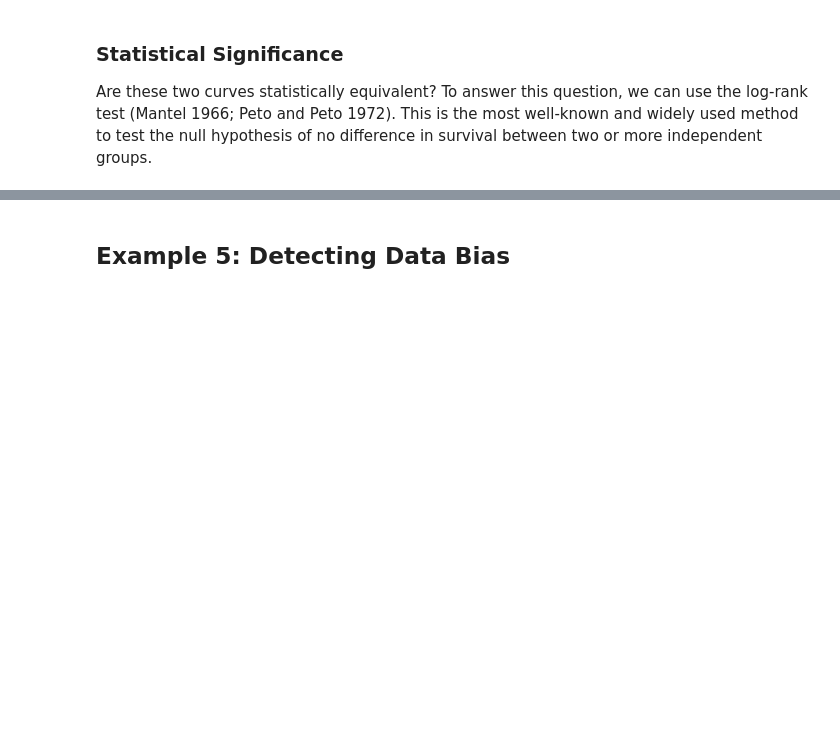
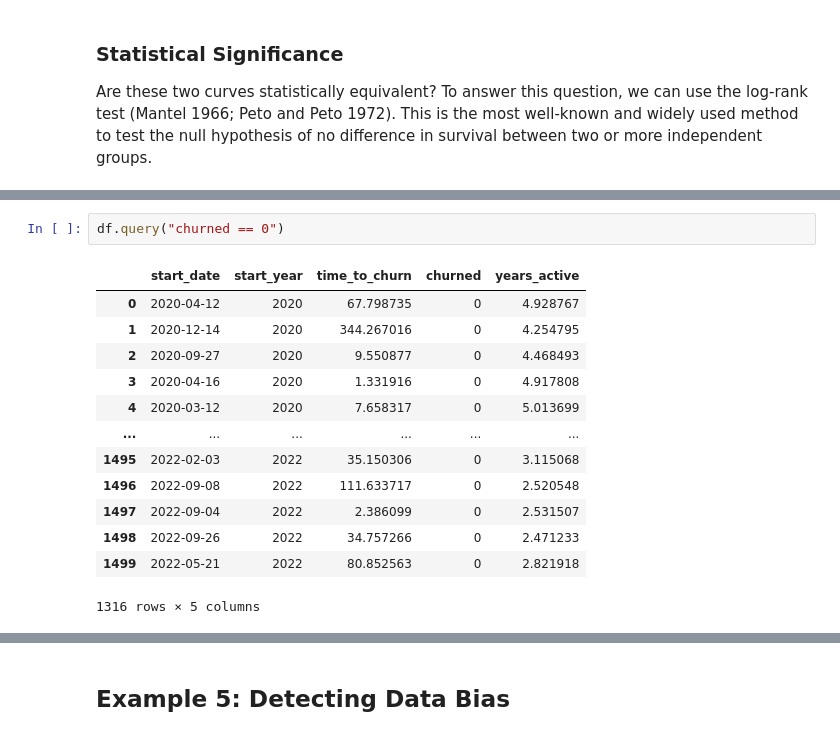
Before and after one commit to Senejohnny/hands-on-survival-analysis, a Jupyter notebook: _sources/descriptive.ipynb, the cells around one changed output, grey strips where cells are left out. Cells and saved outputs as stored; diff of their text form; blank space fills up the shorter version.

```diff
--- a/_sources/descriptive.ipynb
+++ b/_sources/descriptive.ipynb
@@ -206,0 +265,16 @@ Remarks:
+# %%
+df.query("churned == 0")
+# %% [output]
+|  | start_date | start_year | time_to_churn | churned | years_active |
+| 0 | 2020-04-12 | 2020 | 67.798735 | 0 | 4.928767 |
+| 1 | 2020-12-14 | 2020 | 344.267016 | 0 | 4.254795 |
+| 2 | 2020-09-27 | 2020 | 9.550877 | 0 | 4.468493 |
+| 3 | 2020-04-16 | 2020 | 1.331916 | 0 | 4.917808 |
+| 4 | 2020-03-12 | 2020 | 7.658317 | 0 | 5.013699 |
+| ... | ... | ... | ... | ... | ... |
+| 1495 | 2022-02-03 | 2022 | 35.150306 | 0 | 3.115068 |
+| 1496 | 2022-09-08 | 2022 | 111.633717 | 0 | 2.520548 |
+| 1497 | 2022-09-04 | 2022 | 2.386099 | 0 | 2.531507 |
+| 1498 | 2022-09-26 | 2022 | 34.757266 | 0 | 2.471233 |
+| 1499 | 2022-05-21 | 2022 | 80.852563 | 0 | 2.821918 |
+1316 rows × 5 columns
```
Also changed, not shown: parts of 15 cells of this notebook, 20 other files.
